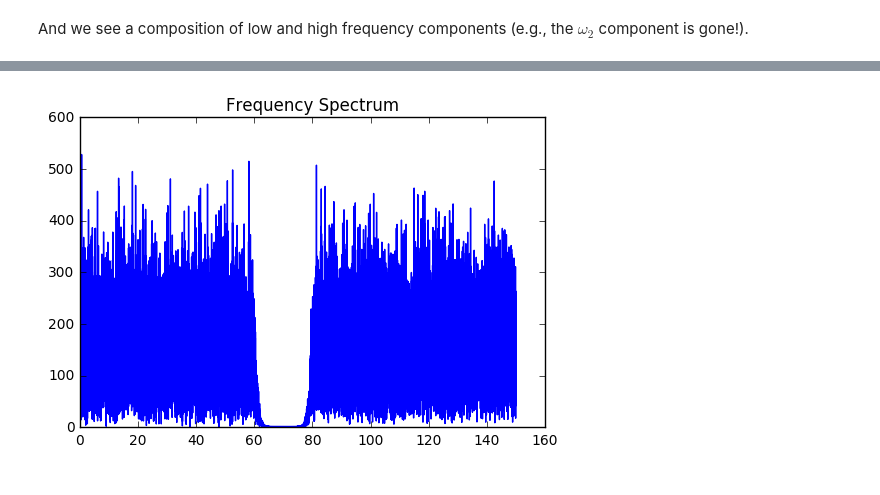
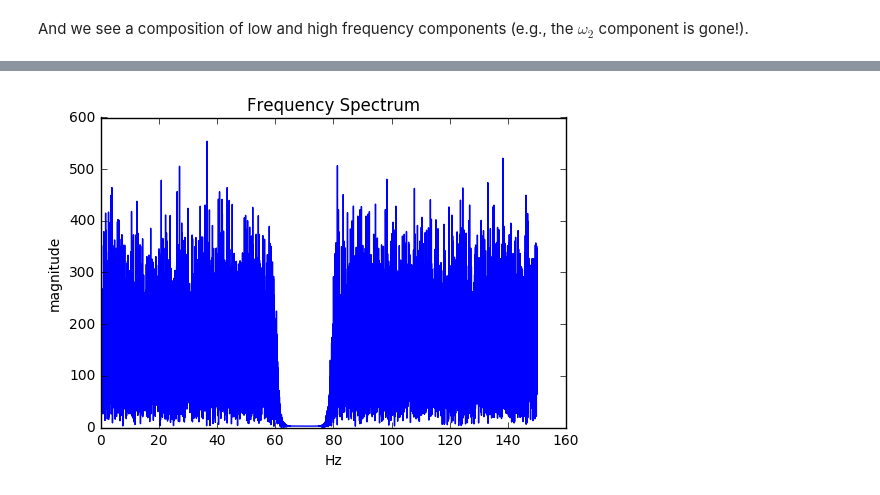
Before and after one commit to NeuroDataDesign/orange-panda-f16s17, a Jupyter notebook: pipeline/demos/Basic Filtering.ipynb, the cells around one changed output, grey strips where cells are left out. Cells and saved outputs as stored; diff of their text form; code cells hidden in the pictures.

```diff
--- a/pipeline/demos/Basic Filtering.ipynb
+++ b/pipeline/demos/Basic Filtering.ipynb
@@ -176,14 +214,16 @@ plt.show()
 # %%
 wn_filt = butter_bandstop_filter(wn, [60, 80], Fs, 10)
 ft_wn = np.fft.fft(wn_filt)
 ft_wn = ft_wn[: len(wn_filt)/2]
 freq_wn = np.fft.fftfreq(len(wn_filt), dt)
 freq_wn = freq_wn[:len(wn_filt)/2]
 plt.plot(freq_wn , np.abs(ft_wn))
 plt.title('Frequency Spectrum')
+plt.xlabel("Hz")
+plt.ylabel("magnitude")
 plt.show()
 # %% [output]
-[figure, old version]
+[figure, new version]
 # %%
 import random
 for i in xrange(1000):
```
Also changed, not shown: parts of 13 cells of this notebook, 1 other file.
